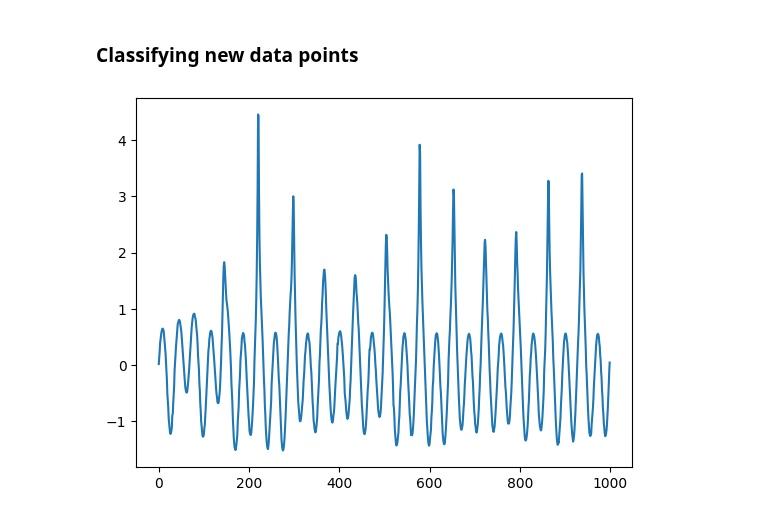
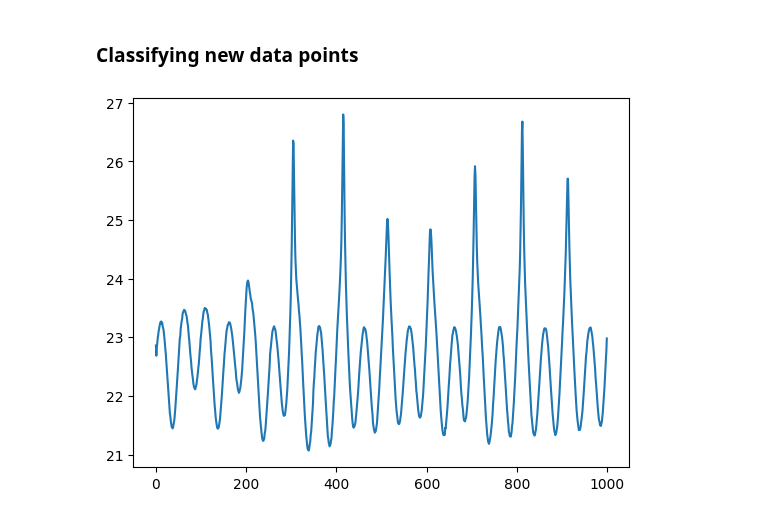
Before and after one commit to USonixGroup/wpt-cavitation, a Jupyter notebook: notebooks/mixture_of_gaussians.ipynb, the cells around one changed output. Saved outputs shown, nothing was run; the diff lists cells and outputs as text; code cells hidden in the pictures.

Commit message:
minimum entropy decomposition + pkl generation

```diff
--- a/notebooks/mixture_of_gaussians.ipynb
+++ b/notebooks/mixture_of_gaussians.ipynb
@@ -54,4 +34,17 @@ mode = "symmetric"
 ### Training data
 
 Run bubble dynamics over a range of frequencies and intensities to generate a larger array of training data.
+# %%
+# Set sampling rate and noise std
+sampling_rate = 50e6
+std_noise = 0.01
+
+# Set length of data to keep
+sample_time = 20 / 2e6
+data_len = int(sample_time * sampling_rate)
+
+# Parameters for the wavelet transform
+wavelet = "db20"
+levels = 4
+mode = "symmetric"
 # %%
@@ -93,3 +89,5 @@ for i in range(n_noise_samples):
+# %%
+wpt_df = generate_training_data_with_wavelet(wavelet, sampling_rate, levels, mode, std_noise, data_len)
 # %% [markdown]
 ### Training
 
@@ -173,0 +170,19 @@ plt.show()
+# %%
+wavelets = [f"db{i}" for i in range(4, 21)]
+# %%
+run = True
+if run is True:
+    from sklearn.metrics import silhouette_score
+    scores = []
+
+    for wavelet in wavelets:
+        print(wavelet)
+        wpt_df = generate_training_data_with_wavelet(wavelet, sampling_rate, levels, mode, std_noise, data_len)
+        _, _labels, _data_train_normalised, *_   = train_mixture_of_gaussians(wpt_df)
+        scores.append(silhouette_score(_data_train_normalised, _labels))
+
+    fig, ax = plt.subplots()
+    fig.set_size_inches(15, 7)
+    plt.bar(wavelets, scores)
+    plt.title("silhouette score vs db order")
+    plt.show()
@@ -174,27 +208,28 @@ plt.show()
 # %% [markdown]
 ### Classifying new data points
 # %%
-frequency = 7E5
+frequency = 10E5
 pac = -2E5
+R_init = 7e-6
 
 min_energy = 0  # Only nodes with energy at least min_energy * total_energy will be considered
 
-data = train.generate_data(R_init, Rdot_init, frequency, pac, time, tstep, r_measure)
-data = (data - np.mean(data)) / np.std(data)
+data = train.get_data(R_init, frequency, pac, sampling_rate)
+data = data / np.std(data)
 data += np.random.normal(0, std_noise, len(data))
-data = data[::step]
 
 new_wpt_df, new_tr_ob = train.generate_training_data(
     data,
     levels,
     wavelet,
     mode,
     min_energy=min_energy,
-    include_tr_ob=True
+    include_tr_ob=True,
+    min_entropy=True
 )
 
 plt.plot(data)
 plt.show()
 # %% [output]
-[figure, old version]
+[figure, new version]
 # %%
```
Also changed, not shown: parts of 12 cells of this notebook, 14 other files.
